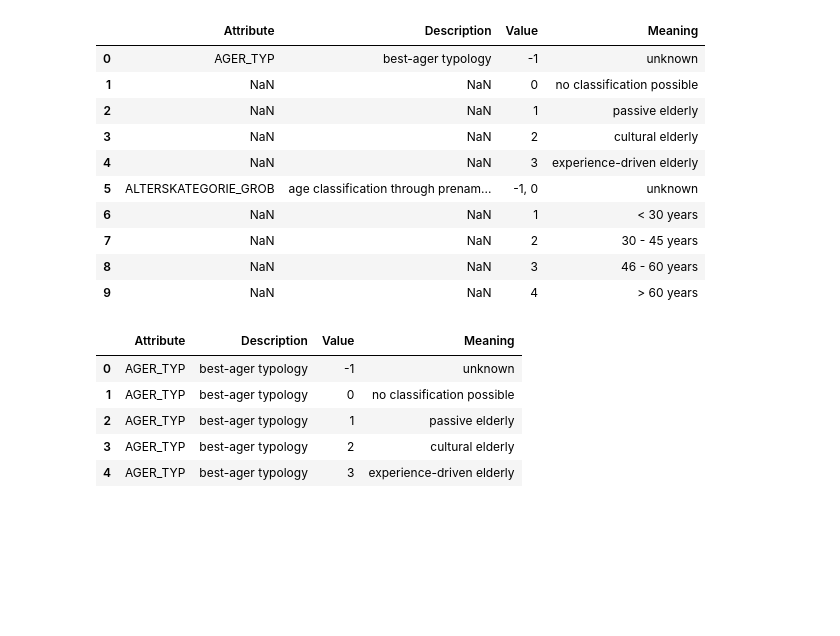
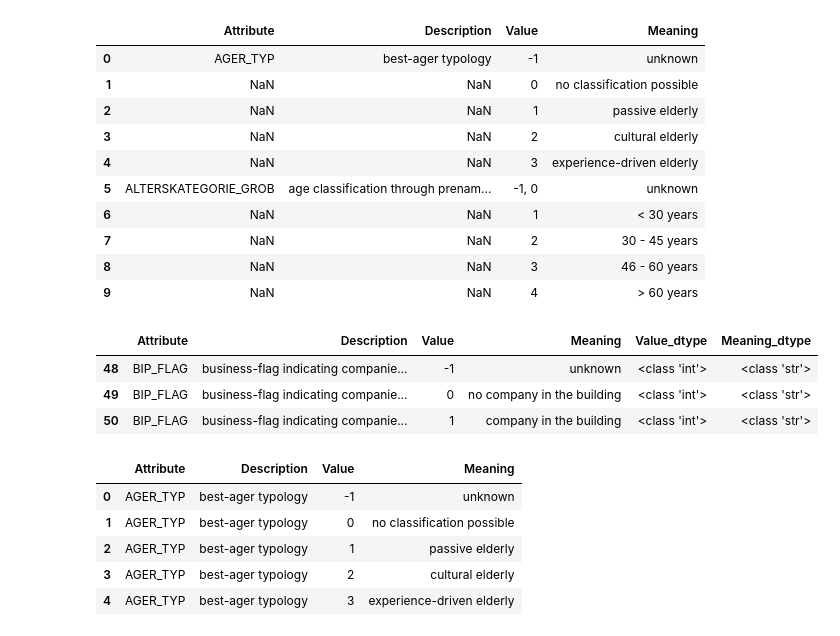
Before and after one commit to jaeyoun-chang/u_city_capstone, a Jupyter notebook: Arvato Project Workbook.ipynb, the cells around one changed output. Cells and saved outputs as stored; diff of their text form; code cells hidden in the pictures; blank space fills up the shorter version.

```diff
--- a/Arvato Project Workbook.ipynb
+++ b/Arvato Project Workbook.ipynb
@@ -326,6 +330,13 @@ None
 | 7 | NaN | NaN | 2 | 30 - 45 years |
 | 8 | NaN | NaN | 3 | 46 - 60 years |
 | 9 | NaN | NaN | 4 | > 60 years |
+# %%
+df_attr[df_attr.Attribute == 'BIP_FLAG']
+# %% [output]
+|  | Attribute | Description | Value | Meaning | Value_dtype | Meaning_dtype |
+| 48 | BIP_FLAG | business-flag indicating companie... | -1 | unknown | <class 'int'> | <class 'str'> |
+| 49 | BIP_FLAG | business-flag indicating companie... | 0 | no company in the building | <class 'int'> | <class 'str'> |
+| 50 | BIP_FLAG | business-flag indicating companie... | 1 | company in the building | <class 'int'> | <class 'str'> |
 # %%
 '''
 fill null cells as only 1st lines of information have values
```
Also changed, not shown: parts of 12 cells of this notebook, 2 other files.
